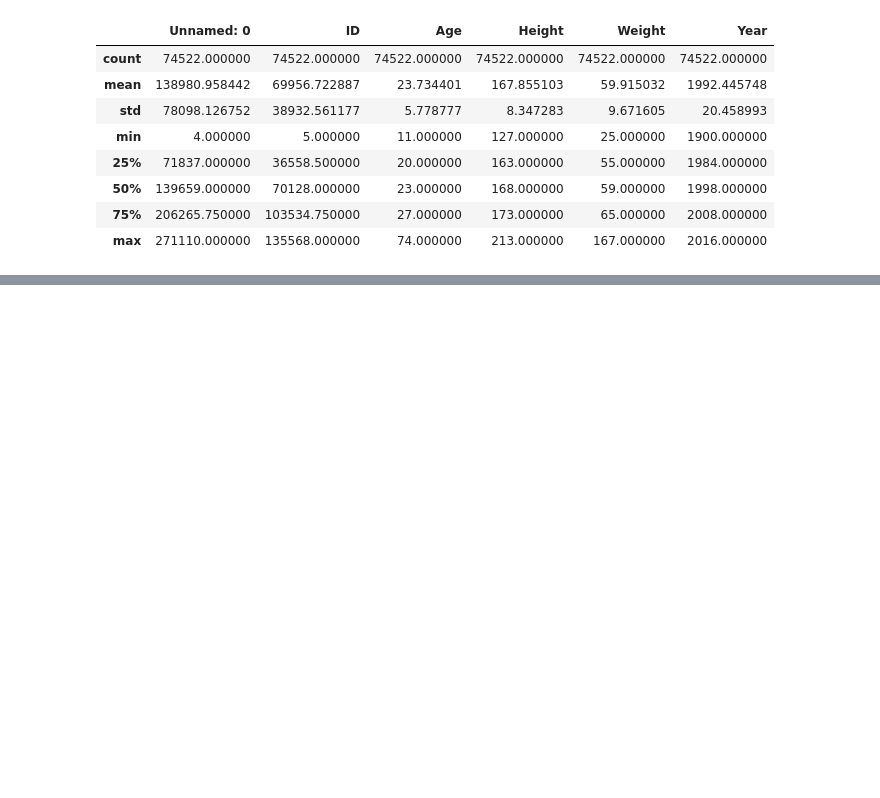
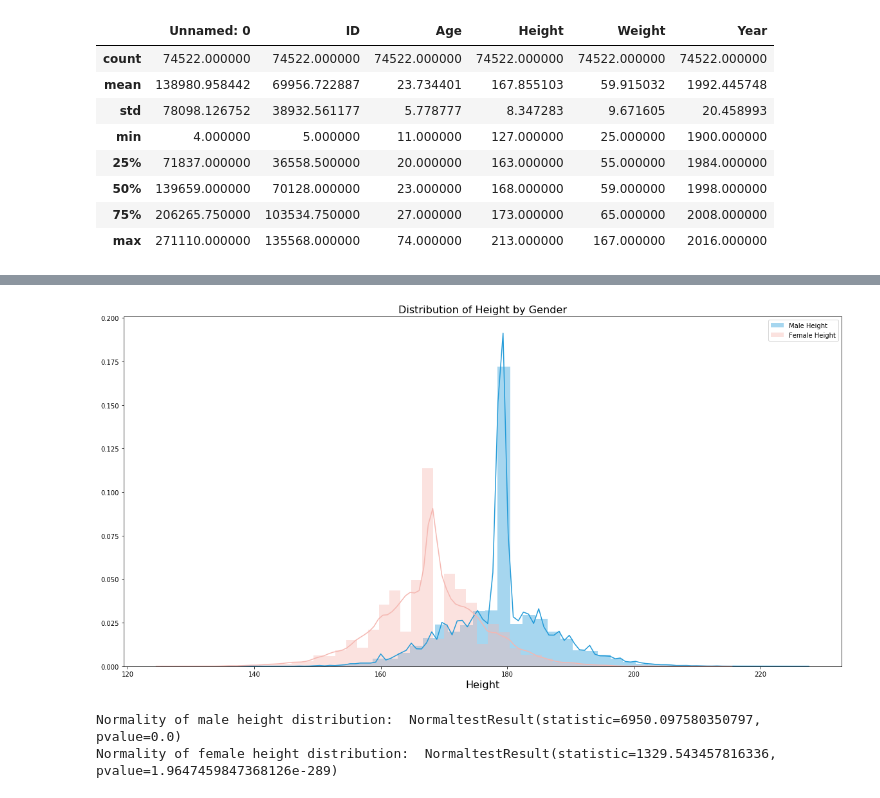
Before and after one commit to huntersapienza/Modern-Olympic-Games-Data-Analysis, a Jupyter notebook: Gender.ipynb, the cells around one changed output, grey strips where cells are left out. Cells and saved outputs as stored; diff of their text form; code cells hidden in the pictures; blank space fills up the shorter version.

```diff
--- a/Gender.ipynb
+++ b/Gender.ipynb
@@ -48,0 +65,16 @@ female_data.describe()
+# %%
+plt.figure(figsize=(20, 10))
+sns.distplot(male_data['Height'], label='Male Height', color='#219AD8')
+sns.distplot(female_data['Height'], label='Female Height', color='#F5B7B1')
+plt.title('Distribution of Height by Gender', fontsize=16)
+plt.xlabel('Height', fontsize=16)
+plt.legend()
+plt.show()
+# %% [output]
+[figure, added]
+# %%
+print('Normality of male height distribution: ', stats.normaltest(male_data.Height))
+print('Normality of female height distribution: ', stats.normaltest(female_data.Height))
+# %% [output]
+Normality of male height distribution:  NormaltestResult(statistic=6950.097580350797, pvalue=0.0)
+Normality of female height distribution:  NormaltestResult(statistic=1329.543457816336, pvalue=1.9647459847368126e-289)
```
Also changed, not shown: parts of 29 cells of this notebook, 9 other files.
